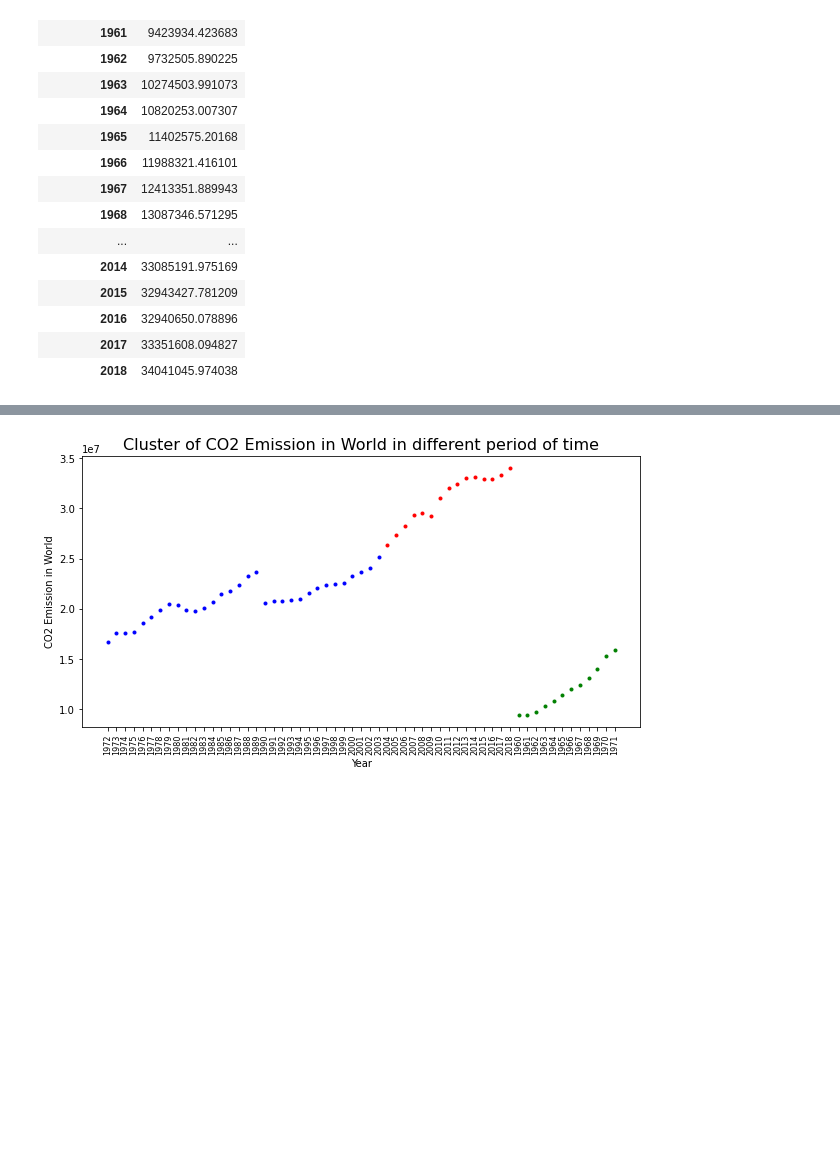
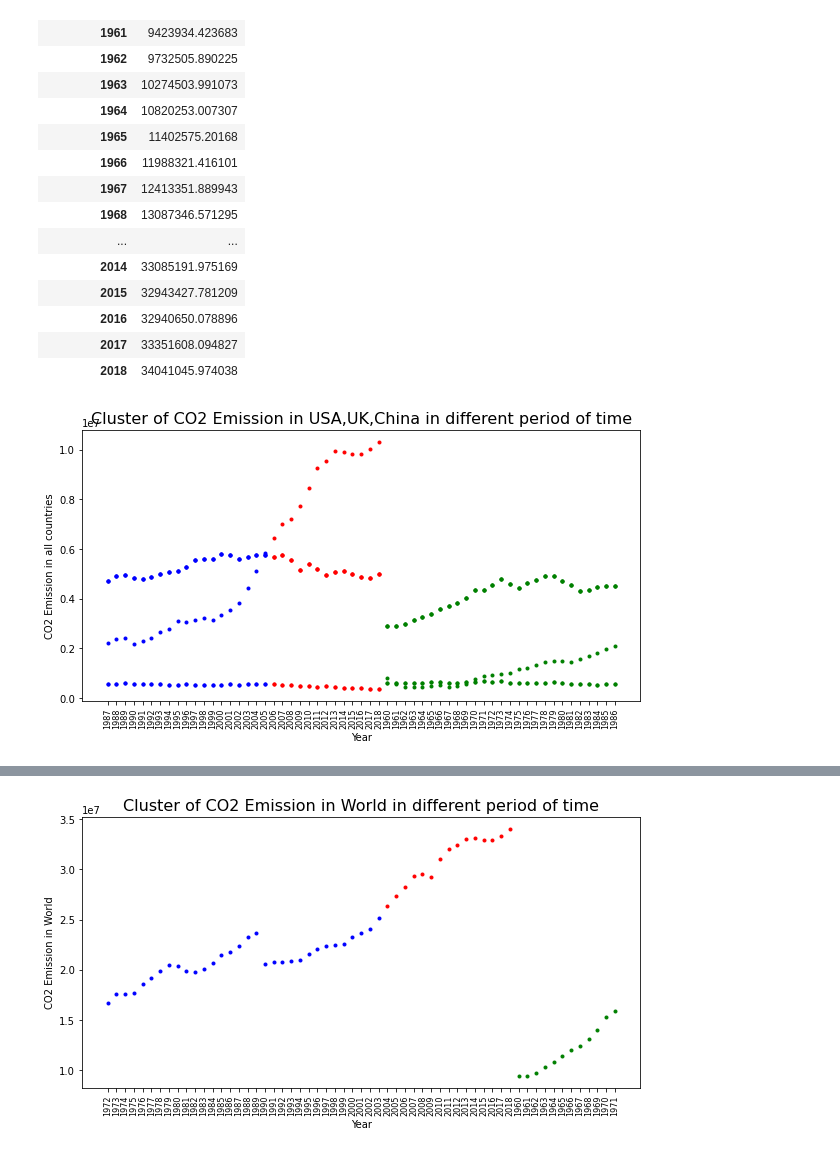
Before and after one commit to Krishnasasi21/ADS_Assignment3, a Jupyter notebook: Krishna_ADS_Assignment3.ipynb, the cells around one changed output, grey strips where cells are left out. Saved outputs shown, nothing was run; the diff lists cells and outputs as text; code cells hidden in the pictures; blank space fills up the shorter version.

```diff
--- a/Krishna_ADS_Assignment3.ipynb
+++ b/Krishna_ADS_Assignment3.ipynb
@@ -76,6 +76,39 @@ drop_raw(slt_World_CO2_tr)
 | 2016 | 32940650.078896 |
 | 2017 | 33351608.094827 |
 | 2018 | 34041045.974038 |
+# %%
+
+Clu_slt_CO2 = pd.concat([slt_USA_tr, slt_UK_tr,slt_China_tr], axis=1)
+
+#set the header
+new_header = Clu_slt_CO2.iloc[0] #grab the first row for the header
+Clu_slt_CO2 = Clu_slt_CO2[1:] #take the data less the header row
+Clu_slt_CO2.columns = new_header
+
+########### Clustering###############
+
+kmeans = cluster.KMeans(n_clusters=3)  # set up the clusterer, 3 expected clusters
+kmeans.fit(Clu_slt_CO2) # Fit the data, results are stored in the kmeans object
+labels = kmeans.labels_             # labels is the number of the associated clusters of (x,y) points
+cen = kmeans.cluster_centers_       # extract the estimated cluster centres
+
+#plot using the labels to select colour
+plt.figure(figsize=(10.0,5.0))
+col = ["blue", "red", "green"]
+for l in range(0,3):     # loop over the different labels
+    plt.plot(Clu_slt_CO2.iloc[: , :1][labels==l], "o", markersize=3, color=col[l])
+    plt.plot(Clu_slt_CO2.iloc[: , :2][labels==l], "o", markersize=3, color=col[l])
+    plt.plot(Clu_slt_CO2.iloc[: , :3][labels==l], "o", markersize=3, color=col[l])
+    #plt.plot(Clu_slt_CO2.iloc[: , :4][labels==l], "o", markersize=3, color=col[l])
+    #plt.plot(Clu_slt_CO2.iloc[: , :5][labels==l], "o", markersize=3, color=col[l])
+
+plt.title("Cluster of CO2 Emission in USA,UK,China in different period of time",fontsize=16)
+plt.xticks(rotation=90, size=8)
+plt.xlabel("Year")
+plt.ylabel("CO2 Emission in all countries")
+plt.show()
+# %% [output]
+[figure, added]
 # %%
 Clu_slt_USA_tr = slt_USA_tr
 #set the header
```
Also changed, not shown: parts of 17 cells of this notebook.
